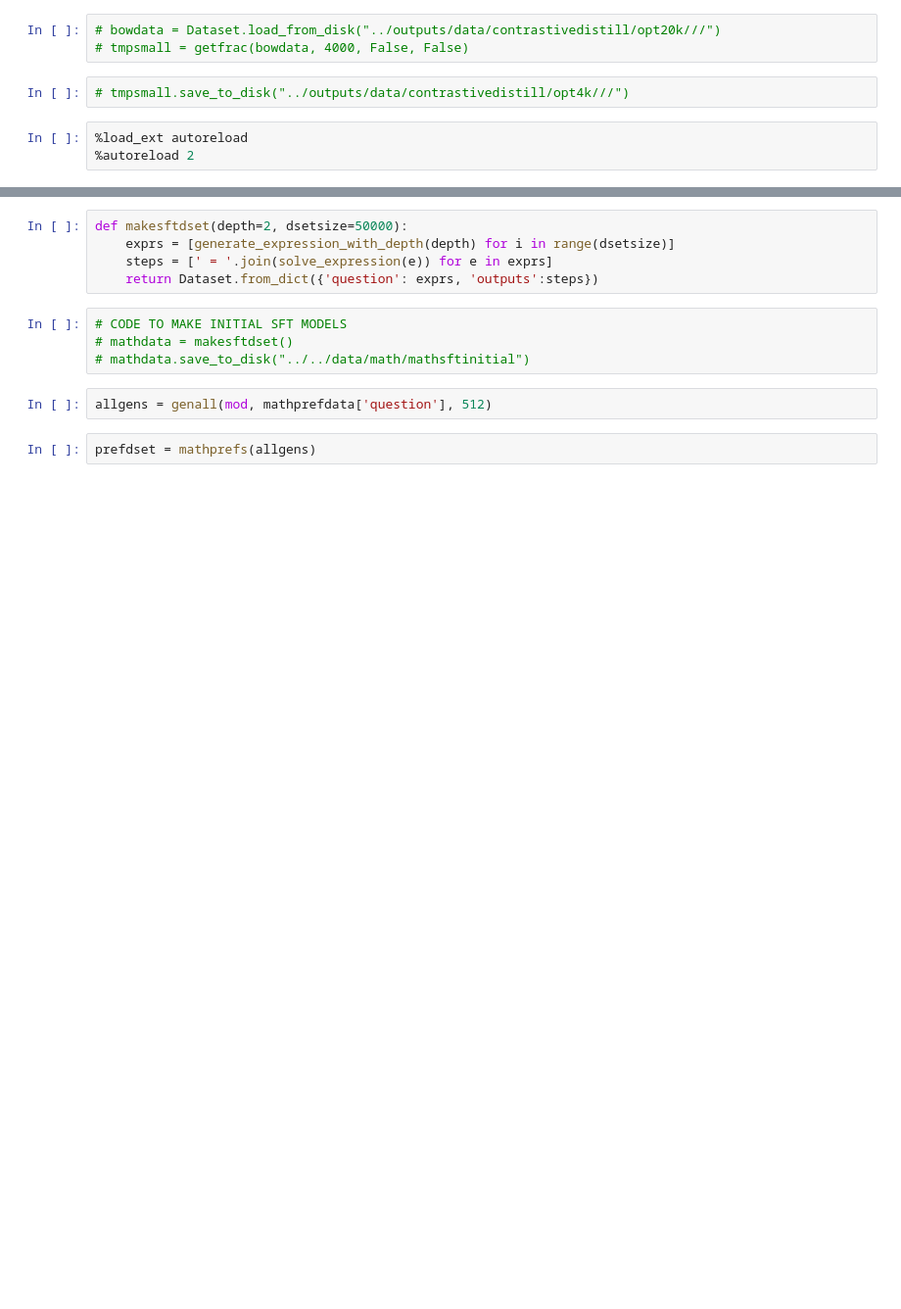
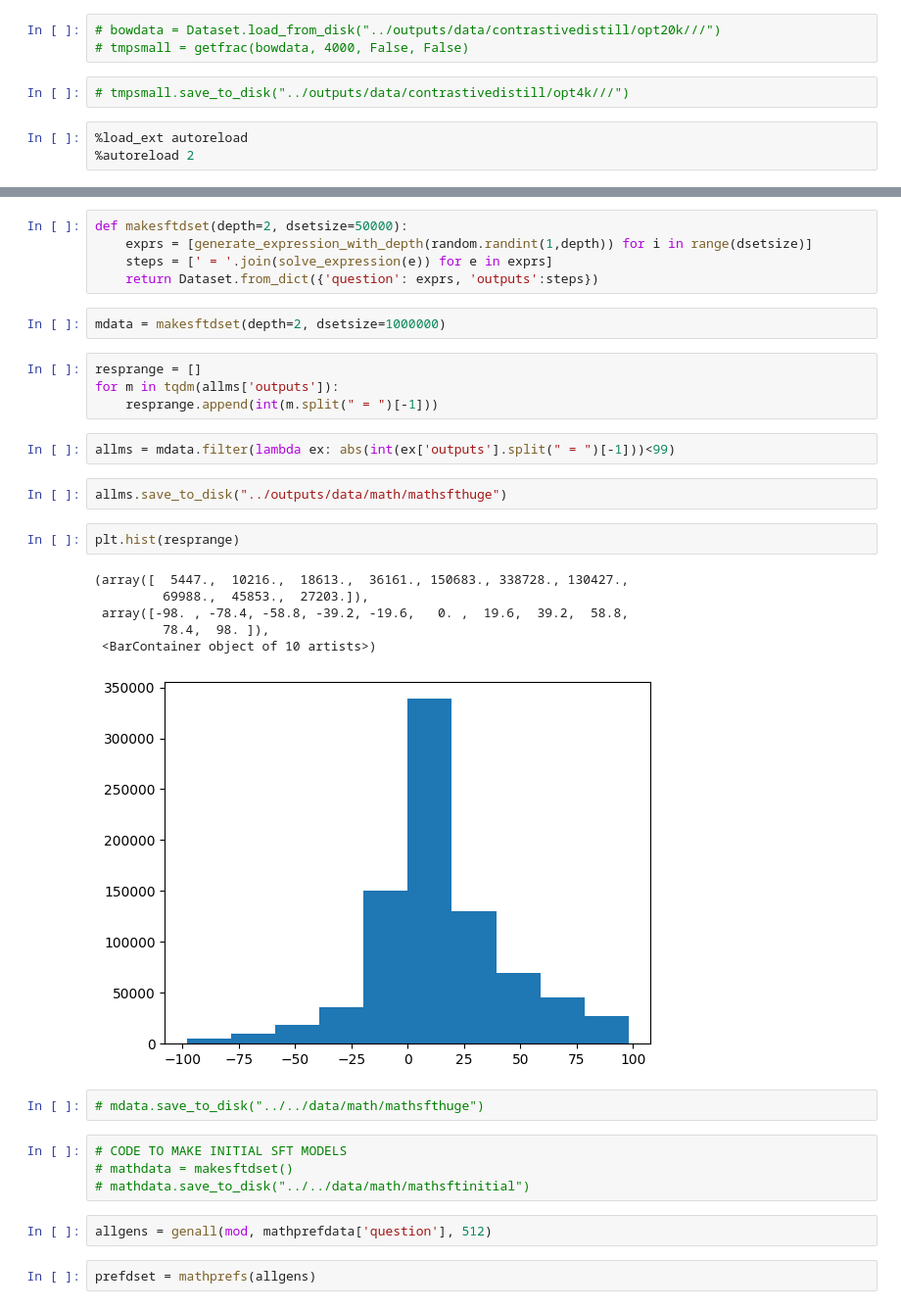
Before and after one commit to PrasannS/d2po, a Jupyter notebook: notebooks/mathdata.ipynb, the cells around one changed output, grey strips where cells are left out. Shown: that part at 98% size. Cells and saved outputs as stored; diff of their text form; blank space fills up the shorter version.

```diff
--- a/notebooks/mathdata.ipynb
+++ b/notebooks/mathdata.ipynb
@@ -111,8 +114,29 @@ expression_with_depth, solution_steps_with_depth
 # %%
 def makesftdset(depth=2, dsetsize=50000):
-    exprs = [generate_expression_with_depth(depth) for i in range(dsetsize)]
+    exprs = [generate_expression_with_depth(random.randint(1,depth)) for i in range(dsetsize)]
     steps = [' = '.join(solve_expression(e)) for e in exprs]
     return Dataset.from_dict({'question': exprs, 'outputs':steps})
+# %%
+mdata = makesftdset(depth=2, dsetsize=1000000)
+# %%
+resprange = []
+for m in tqdm(allms['outputs']):
+    resprange.append(int(m.split(" = ")[-1]))
+# %%
+allms = mdata.filter(lambda ex: abs(int(ex['outputs'].split(" = ")[-1]))<99)
+# %%
+allms.save_to_disk("../outputs/data/math/mathsfthuge")
+# %%
+plt.hist(resprange)
+# %% [output]
+(array([  5447.,  10216.,  18613.,  36161., 150683., 338728., 130427.,
+         69988.,  45853.,  27203.]),
+ array([-98. , -78.4, -58.8, -39.2, -19.6,   0. ,  19.6,  39.2,  58.8,
+         78.4,  98. ]),
+ <BarContainer object of 10 artists>)
+[figure, added]
+# %%
+# mdata.save_to_disk("../../data/math/mathsfthuge")
 # %%
 # CODE TO MAKE INITIAL SFT MODELS
 # mathdata = makesftdset()
```
Also changed, not shown: parts of 5 cells of this notebook, 15 other files.
